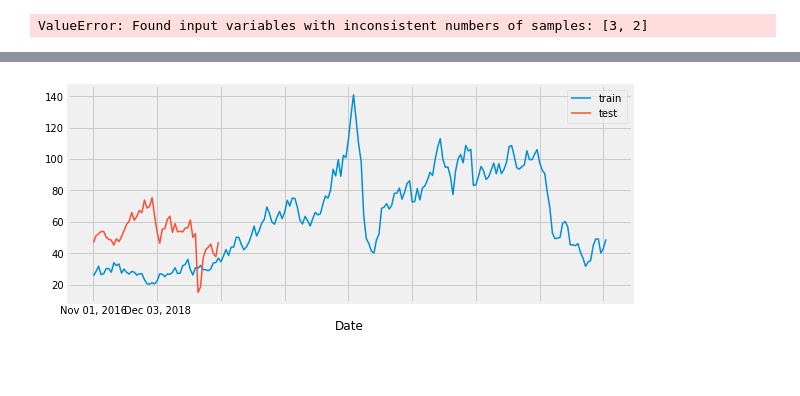
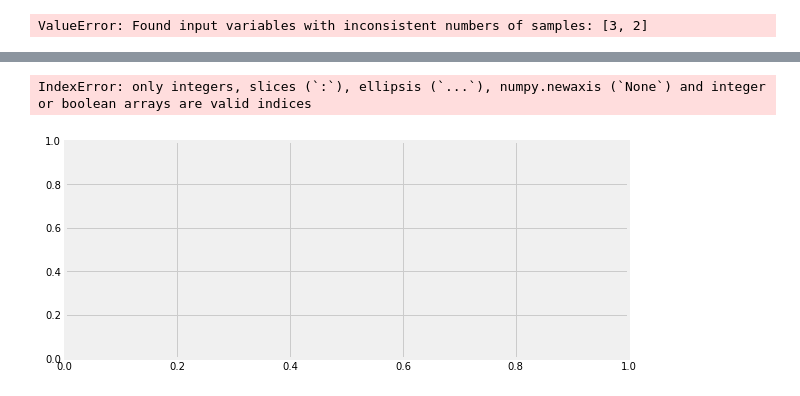
Before and after one commit to mnperic/final-project, a Jupyter notebook: Jupyter Notebooks/electric_vehicles_ML.ipynb, the cells around one changed output, grey strips where cells are left out. Saved outputs shown, nothing was run; the diff lists cells and outputs as text; code cells hidden in the pictures; blank space fills up the shorter version.

```diff
--- a/Jupyter Notebooks/electric_vehicles_ML.ipynb
+++ b/Jupyter Notebooks/electric_vehicles_ML.ipynb
@@ -228,7 +172,8 @@ MSE: 1.0586337453869477, R2: 0.11483271749783197
 # %%
 fig, ax=plt.subplots(figsize=(9, 4))
-data_train['Cushing, OK WTI Spot Price FOB (Dollars per Barrel)'].plot(ax=ax, label='train')
-data_test['Cushing, OK WTI Spot Price FOB (Dollars per Barrel)'].plot(ax=ax, label='test')
-ax.legend();
+y_train_scaled['No. of Electric Vehicles Sold'].plot(ax=ax, label='train')
+y_test_scaled['No. of Electric Vehicles Sold'].plot(ax=ax, label='test')
+ax.legend()
 # %% [output]
+IndexError: only integers, slices (`:`), ellipsis (`...`), numpy.newaxis (`None`) and integer or boolean arrays are valid indices
-[figure, old version]
+[figure, new version]
```
Also changed, not shown: parts of 12 cells of this notebook, 4 other files.
